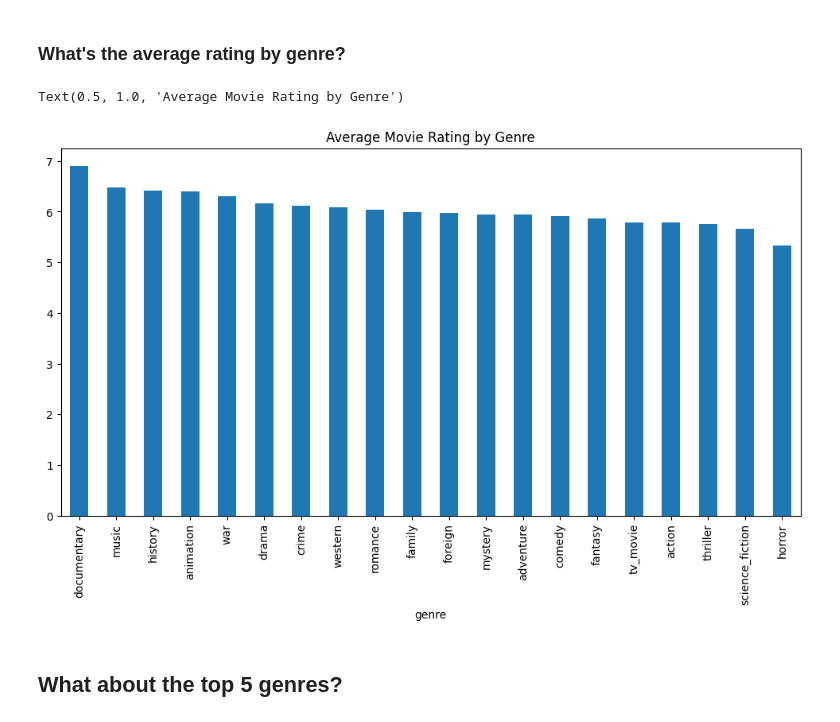
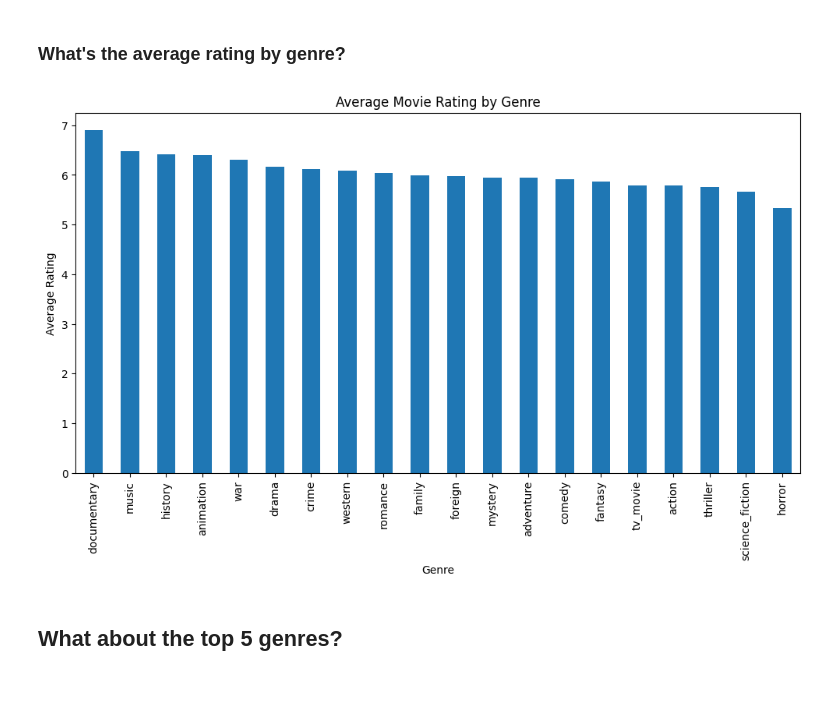
Before and after one commit to edfp19/udacity-pandas, a Jupyter notebook: Investigate_a_Dataset.ipynb, the cells around one changed output. Saved outputs shown, nothing was run; the diff lists cells and outputs as text; code cells hidden in the pictures; blank space fills up the shorter version.

```diff
--- a/Investigate_a_Dataset.ipynb
+++ b/Investigate_a_Dataset.ipynb
@@ -155,4 +148,8 @@ Index(['id', 'imdb_id', 'popularity', 'budget', 'revenue', 'original_title',
       dtype='object')
+# %%
+def split_and_replace(column):
+    column = column.lower().replace(" ", "_")
+    return column
 # %%
 unique_genres = df.genres.str.split('|', expand=True).stack().unique()
 unique_genres
@@ -162,7 +159,7 @@ for genre in unique_genres:
 
 
 
-df.columns = df.columns.str.lower().str.replace(" ", "_")
+df.columns = [split_and_replace(col) for col in df.columns]
 
 df.head()
 # %% [output]
@@ -194,6 +188,6 @@ Index(['id', 'imdb_id', 'popularity', 'budget', 'revenue', 'original_title',
       dtype='object')
 # %%
-unique_genres_split = [genre.lower().replace(" ", "_") for genre in unique_genres]
+unique_genres_split = [split_and_replace(genre) for genre in unique_genres]
 unique_genres_split
 # %% [output]
 ['action',
@@ -280,10 +274,12 @@ sns.scatterplot(data=df_top_genres, x='budget', y='revenue', hue='genre')
 # %%
 df_genre_rating = df_long.groupby('genre')['vote_average'].mean().sort_values(ascending=False)
 df_genre_rating.plot(kind='bar', figsize=(12,6))
 plt.title('Average Movie Rating by Genre')
+plt.xlabel('Genre')
+plt.ylabel('Average Rating')
+plt.show()
 # %% [output]
-Text(0.5, 1.0, 'Average Movie Rating by Genre')
-[figure, old version]
+[figure, new version]
 # %% [markdown]
 ## What about the top 5 genres?
 # %%
```
Also changed, not shown: parts of 5 cells of this notebook, 1 other file.
